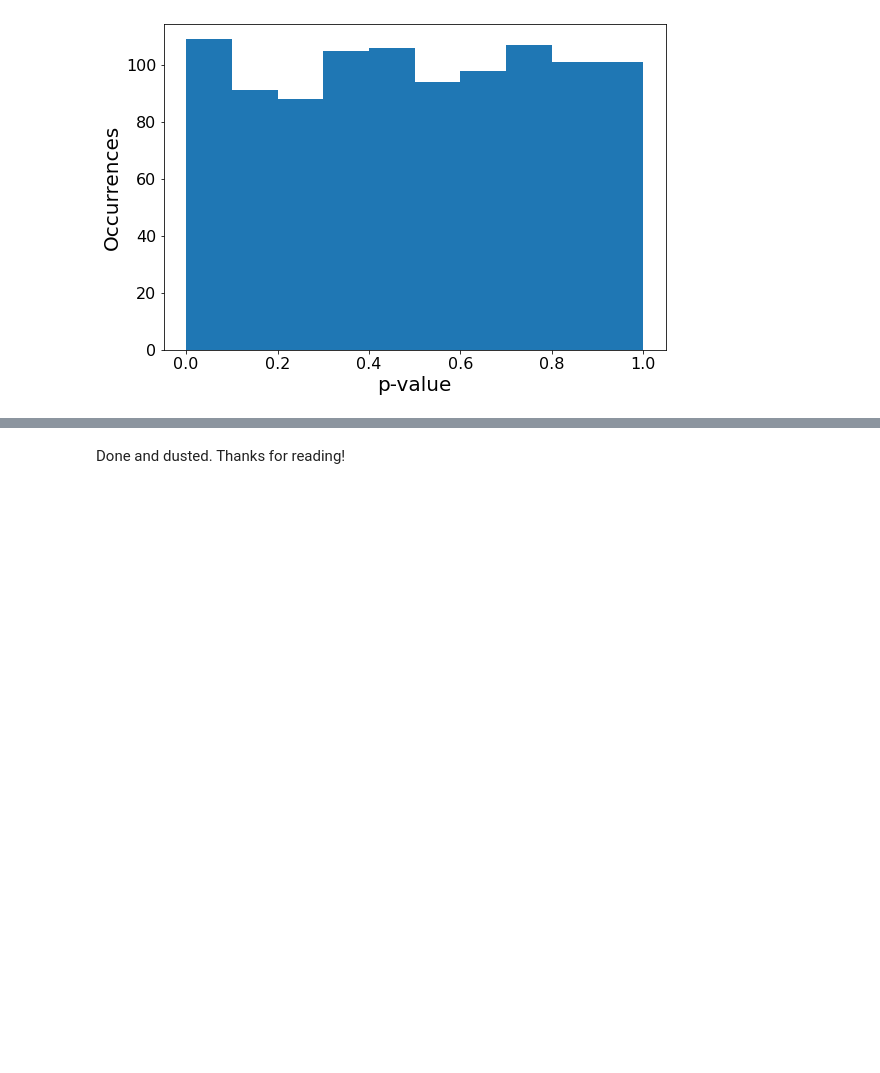
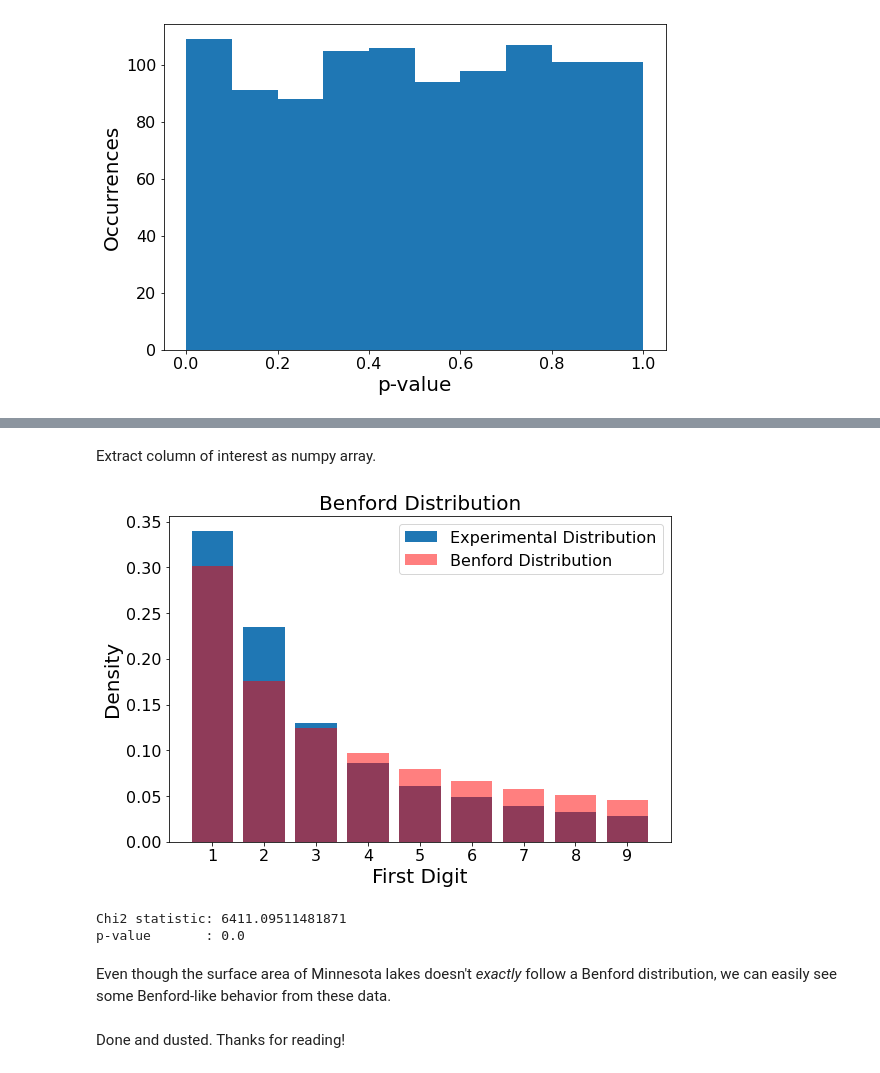
Before and after one commit to JohnMcGrane/Simulating_Benford, a Jupyter notebook: MonteCarloBenford.ipynb, the cells around one changed output, grey strips where cells are left out. Drawn from its saved outputs; the diff is of its cells as text; code cells hidden in the pictures; blank space fills up the shorter version.

Commit message:
Added lake area section

```diff
--- a/MonteCarloBenford.ipynb
+++ b/MonteCarloBenford.ipynb
@@ -222,0 +229,2 @@ pval_graph(pvals100k)
+# %%
+dflakes = pd.read_excel('MinnesotaLakes.xlsx')
@@ -223,2 +240,31 @@ pval_graph(pvals100k)
+# %% [markdown]
+Extract column of interest as numpy array.
+# %%
+acre_area = np.array(dflakes["Area in acres"].astype('float64'))
+array = acre_area
+# %%
+def first_digit_finder(string):
+    if string[0]=='0' or string[0] =='.': # If first digit is not 1-9, recurse
+        return first_digit_finder(string[1:])
+    else:
+        return string[0] # Return first digit
+# %%
+digits = np.empty(array.size, dtype='object')
+for i in range(0, array.size):
+    digits[i] = first_digit_finder(str(array[i]))
+digits = digits.astype('int64')
+# %%
+results=np.bincount(digits,minlength=10)[1:]
+showBenford(results/np.sum(results))
+# %% [output]
+[figure, added]
+# %%
+test_results = stats.chisquare(results, Benford*np.sum(results))
+print(f"Chi2 statistic: {test_results[0]}\np-value       : {test_results[1]}")
+# %% [output]
+Chi2 statistic: 6411.09511481871
+p-value       : 0.0
+# %% [markdown]
+Even though the surface area of Minnesota lakes doesn't *exactly* follow a Benford distribution, we can easily see some Benford-like behavior from these data.
 # %% [markdown]
 Done and dusted. Thanks for reading!
```
Also changed, not shown: parts of 4 cells of this notebook, 1 other file.
